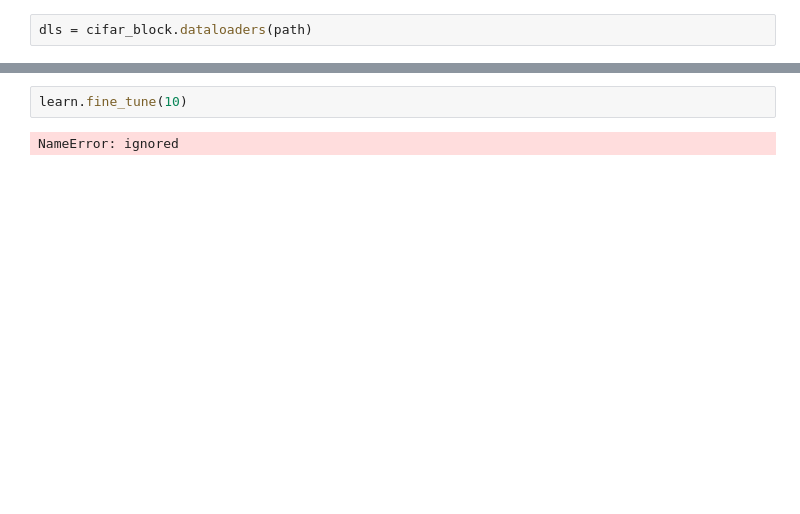
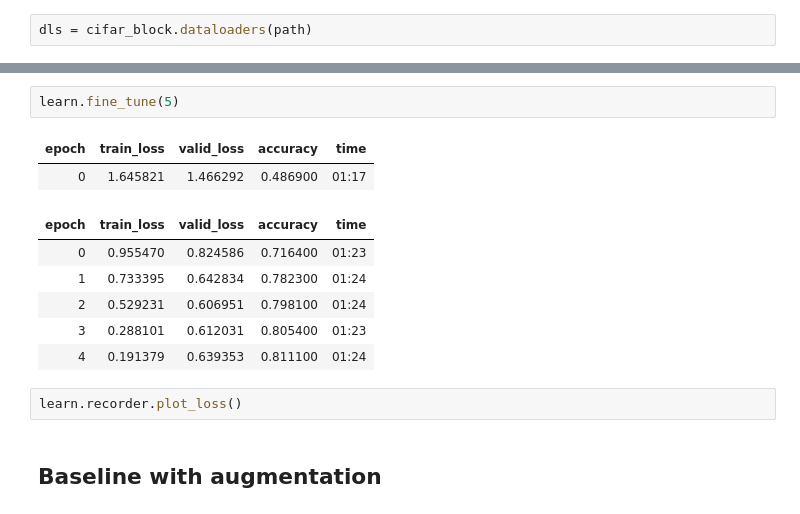
Before and after one commit to LukeWeidenwalker/fastai-notebooks, a Jupyter notebook: 07_cifar10.ipynb, the cells around one changed output, grey strips where cells are left out. Cells and saved outputs as stored; diff of their text form; blank space fills up the shorter version.

```diff
--- a/07_cifar10.ipynb
+++ b/07_cifar10.ipynb
@@ -29,4 +32,15 @@ Downloading: "https://download.pytorch.org/models/resnet34-333f7ec4.pth" to /roo
 # %%
-learn.fine_tune(10)
+learn.fine_tune(5)
 # %% [output]
-NameError: ignored
+| epoch | train_loss | valid_loss | accuracy | time |
+| 0 | 1.645821 | 1.466292 | 0.486900 | 01:17 |
+| epoch | train_loss | valid_loss | accuracy | time |
+| 0 | 0.955470 | 0.824586 | 0.716400 | 01:23 |
+| 1 | 0.733395 | 0.642834 | 0.782300 | 01:24 |
+| 2 | 0.529231 | 0.606951 | 0.798100 | 01:24 |
+| 3 | 0.288101 | 0.612031 | 0.805400 | 01:23 |
+| 4 | 0.191379 | 0.639353 | 0.811100 | 01:24 |
+# %%
+learn.recorder.plot_loss()
+# %% [markdown]
+## Baseline with augmentation
```
Also changed, not shown: parts of 30 cells of this notebook.
